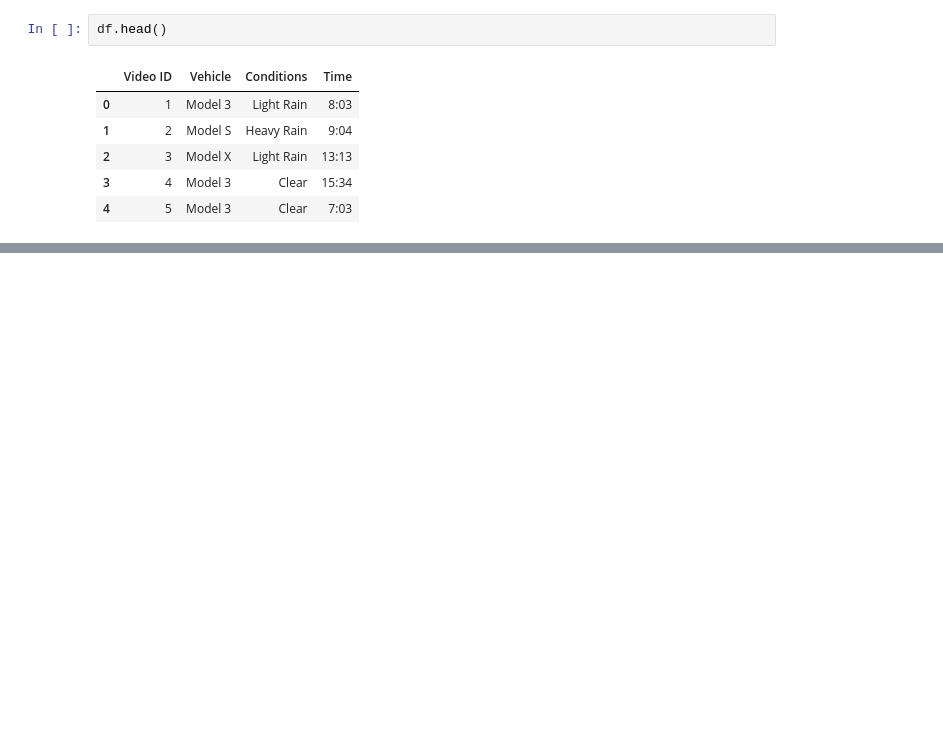
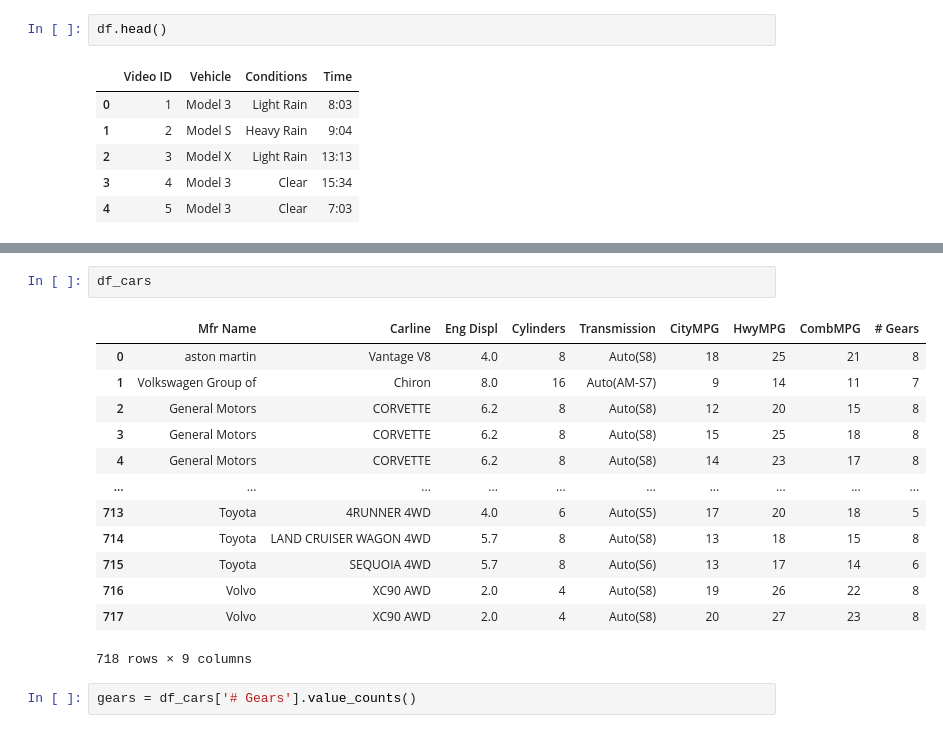
Before and after one commit to souvik0306/ML-Coursera, a Jupyter notebook: Udemy/Pandas_tutorial.ipynb, the cells around one changed output, grey strips where cells are left out. Cells and saved outputs as stored; diff of their text form; blank space fills up the shorter version.

```diff
--- a/Udemy/Pandas_tutorial.ipynb
+++ b/Udemy/Pandas_tutorial.ipynb
@@ -31,0 +81,18 @@ df.head()
+# %%
+df_cars
+# %% [output]
+|  | Mfr Name | Carline | Eng Displ | Cylinders | Transmission | CityMPG | HwyMPG | CombMPG | # Gears |
+| 0 | aston martin | Vantage V8 | 4.0 | 8 | Auto(S8) | 18 | 25 | 21 | 8 |
+| 1 | Volkswagen Group of | Chiron | 8.0 | 16 | Auto(AM-S7) | 9 | 14 | 11 | 7 |
+| 2 | General Motors | CORVETTE | 6.2 | 8 | Auto(S8) | 12 | 20 | 15 | 8 |
+| 3 | General Motors | CORVETTE | 6.2 | 8 | Auto(S8) | 15 | 25 | 18 | 8 |
+| 4 | General Motors | CORVETTE | 6.2 | 8 | Auto(S8) | 14 | 23 | 17 | 8 |
+| ... | ... | ... | ... | ... | ... | ... | ... | ... | ... |
+| 713 | Toyota | 4RUNNER 4WD | 4.0 | 6 | Auto(S5) | 17 | 20 | 18 | 5 |
+| 714 | Toyota | LAND CRUISER WAGON 4WD | 5.7 | 8 | Auto(S8) | 13 | 18 | 15 | 8 |
+| 715 | Toyota | SEQUOIA 4WD | 5.7 | 8 | Auto(S6) | 13 | 17 | 14 | 6 |
+| 716 | Volvo | XC90 AWD | 2.0 | 4 | Auto(S8) | 19 | 26 | 22 | 8 |
+| 717 | Volvo | XC90 AWD | 2.0 | 4 | Auto(S8) | 20 | 27 | 23 | 8 |
+718 rows × 9 columns
+# %%
+gears = df_cars['# Gears'].value_counts()
```
Also changed, not shown: parts of 11 cells of this notebook, 3 other files.
